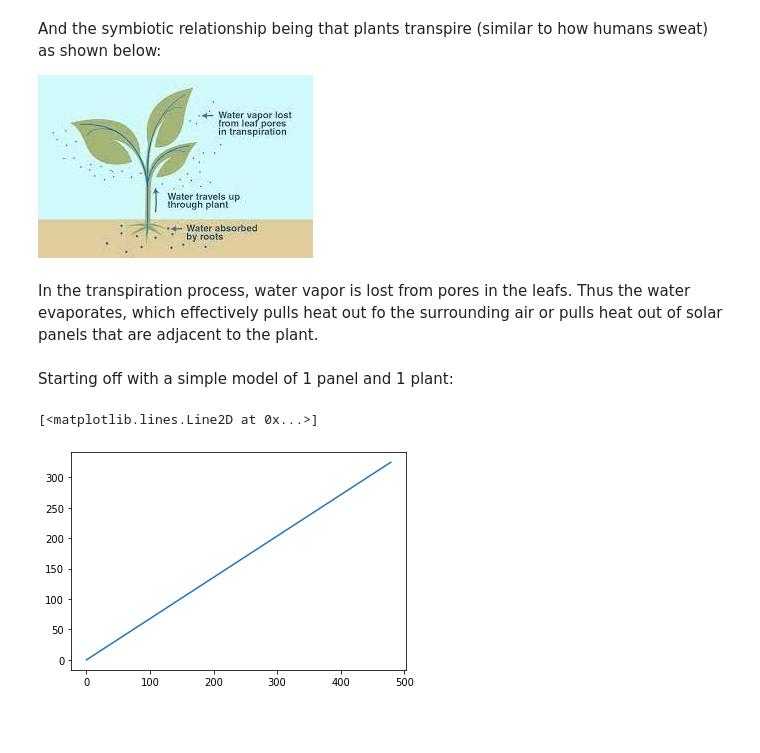
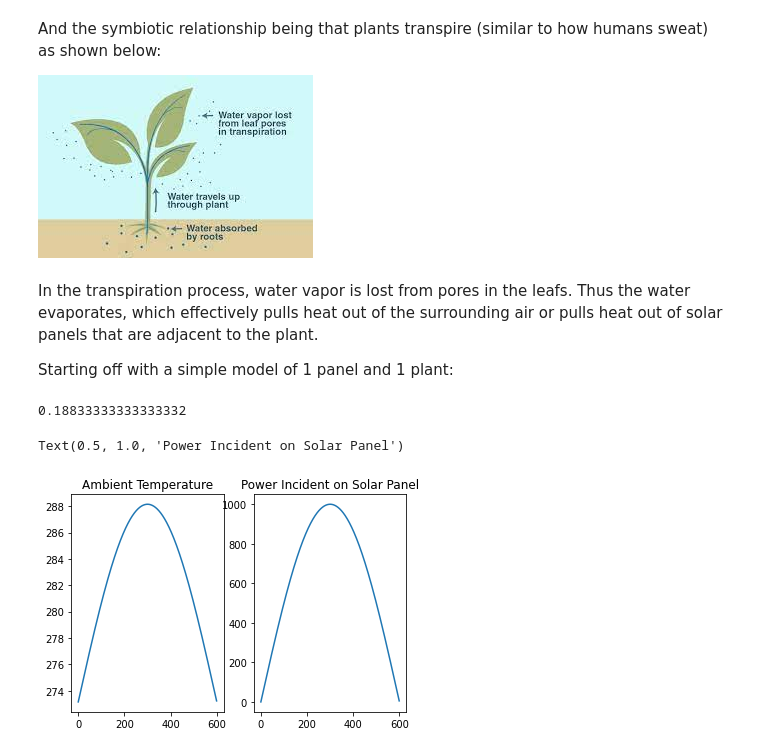
Before and after one commit to jesse3333/AgriVoltaics, a Jupyter notebook: AgriVoltaics.ipynb, the cells around one changed output. Drawn from its saved outputs; the diff is of its cells as text; code cells hidden in the pictures; blank space fills up the shorter version.

```diff
--- a/AgriVoltaics.ipynb
+++ b/AgriVoltaics.ipynb
@@ -13,6 +23,6 @@ And the symbiotic relationship being that plants transpire (similar to how human
 
 ![Plant Transpiration_basic.jpg](embedded-picture-1)
 # %% [markdown]
-In the transpiration process, water vapor is lost from pores in the leafs. Thus the water evaporates, which effectively pulls heat out fo the surrounding air or pulls heat out of solar panels that are adjacent to the plant.
+In the transpiration process, water vapor is lost from pores in the leafs. Thus the water evaporates, which effectively pulls heat out of the surrounding air or pulls heat out of solar panels that are adjacent to the plant.
+
+Starting off with a simple model of 1 panel and 1 plant:
-# %% [markdown]
-Starting off with a simple model of 1 panel and 1 plant:
@@ -41,14 +62,23 @@ Q_dot_in = 1000*(1-0.1)*np.subtract(100,eta)/100 # Watts
 # %%
-# From here, we need that latent heat of vaporization for water which is:
+# From here, we need the latent heat of vaporization for water which is:
 Q_dot_vap = 2260 #kJ/kg ~= kJ/L as the density of water is ~1kg/L
 
-# Thus, over the course of 8 hours:
-time = np.array(range(8*60))
-# The plant's transpiration will remove:
-Q_dot_out = w_dot*time*Q_dot_vap
-
-import matplotlib.pyplot as plt
-plt.plot(time,Q_dot_out)
+# The plant's transpiration will remove this much heat from the surroundings:
+Q_dot_transpiration = w_dot/60*Q_dot_vap*1000 #L/sec*kJ/L*1000J/1kJ = J/sec = Watts
+Q_dot_transpiration
 # %% [output]
-[<matplotlib.lines.Line2D at 0x...>]
+0.18833333333333332
-[figure, removed]
+# %%
+# Now we'll make a simple model of the ambient conditions for 10 hours of a day:
+time = np.array(range(10*60))
+T_amb = 15*np.sin(time*np.pi/len(time))+273.15 # ambient temperature in Kelvin
+sun_power = 1000*np.sin(time*np.pi/len(time)) # sun's power incident on the panel
+
+fig, (ax1, ax2) = plt.subplots(1, 2)
+ax1.plot(time,T_amb)
+ax1.set_title('Ambient Temperature')
+ax2.plot(time,sun_power)
+ax2.set_title('Power Incident on Solar Panel')
+# %% [output]
+Text(0.5, 1.0, 'Power Incident on Solar Panel')
+[figure, added]
```
Also changed, not shown: parts of 7 cells of this notebook.
